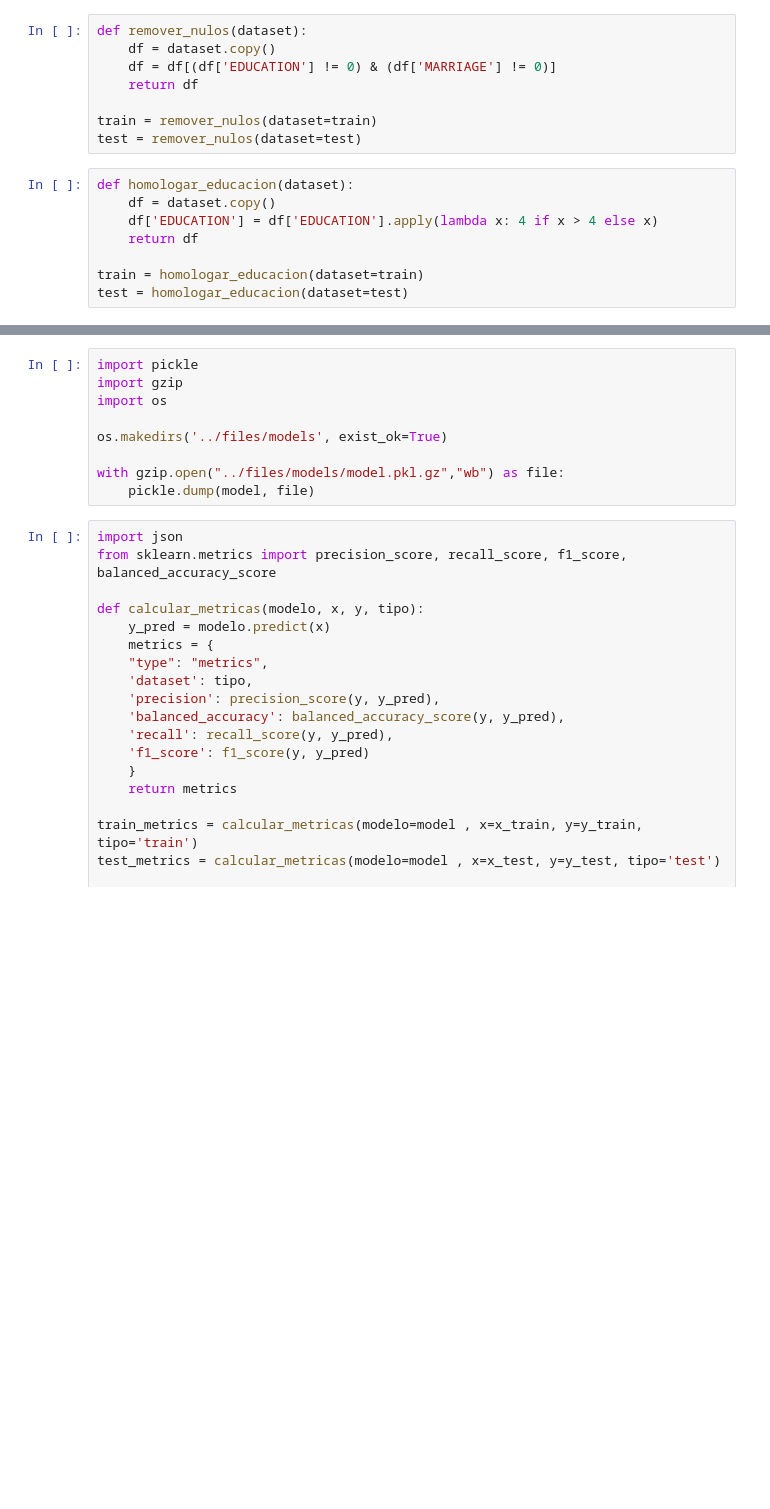
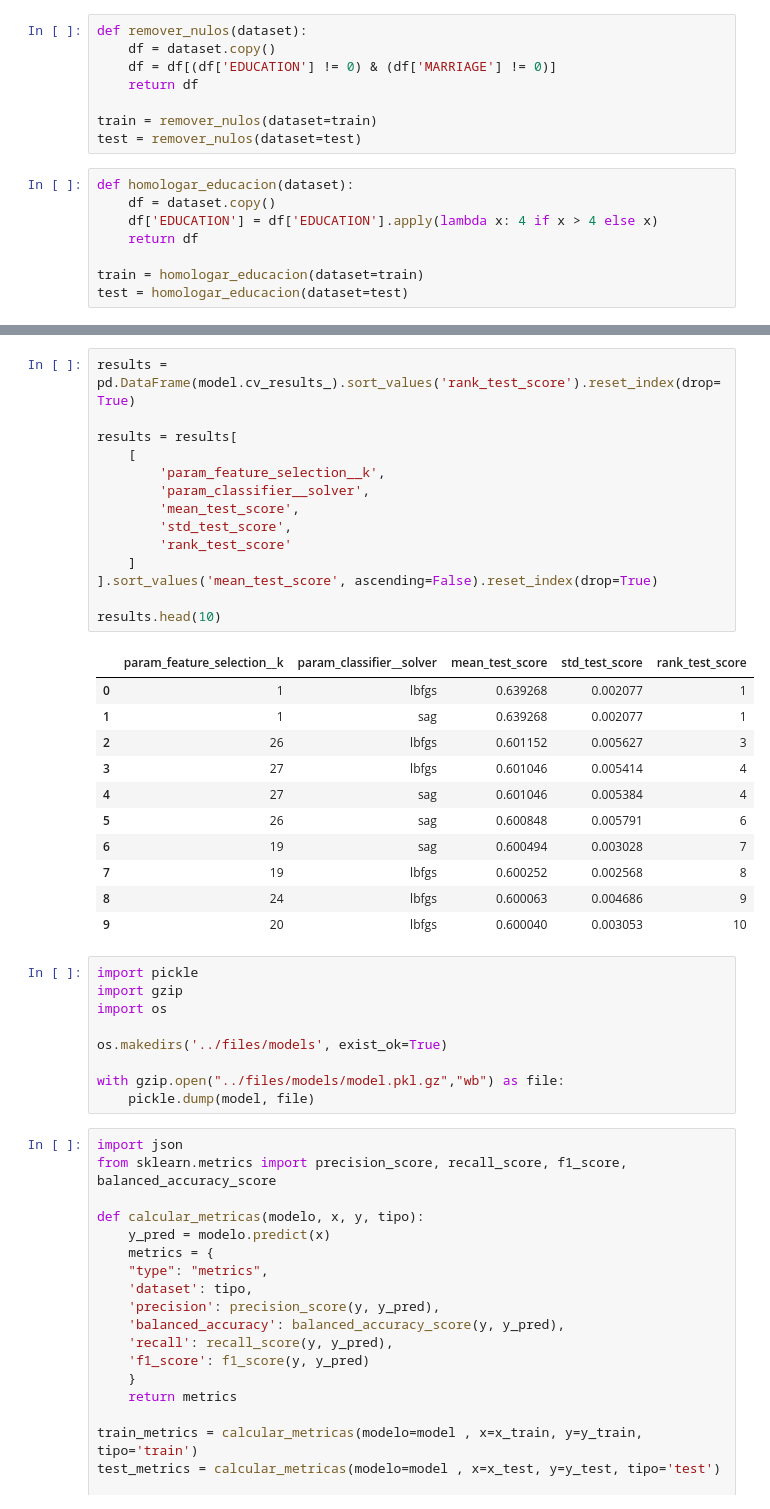
Before and after one commit to 2024-2-analitica-predictiva/20204-2-LAB-02-prediccion-del-default-usando-logreg-Felipe-Arikpa, a Jupyter notebook: homework/notebook.ipynb, the cells around one changed output, grey strips where cells are left out. Cells and saved outputs as stored; diff of their text form; blank space fills up the shorter version.

```diff
--- a/homework/notebook.ipynb
+++ b/homework/notebook.ipynb
@@ -187,3 +319,29 @@ exactitud dataset de prueba: 0.6547057822566611
+# %%
+results = pd.DataFrame(model.cv_results_).sort_values('rank_test_score').reset_index(drop=True)
+
+results = results[
+    [
+        'param_feature_selection__k',
+        'param_classifier__solver',
+        'mean_test_score',
+        'std_test_score',
+        'rank_test_score'
+    ]
+].sort_values('mean_test_score', ascending=False).reset_index(drop=True)
+
+results.head(10)
+# %% [output]
+|  | param_feature_selection__k | param_classifier__solver | mean_test_score | std_test_score | rank_test_score |
+| 0 | 1 | lbfgs | 0.639268 | 0.002077 | 1 |
+| 1 | 1 | sag | 0.639268 | 0.002077 | 1 |
+| 2 | 26 | lbfgs | 0.601152 | 0.005627 | 3 |
+| 3 | 27 | lbfgs | 0.601046 | 0.005414 | 4 |
+| 4 | 27 | sag | 0.601046 | 0.005384 | 4 |
+| 5 | 26 | sag | 0.600848 | 0.005791 | 6 |
+| 6 | 19 | sag | 0.600494 | 0.003028 | 7 |
+| 7 | 19 | lbfgs | 0.600252 | 0.002568 | 8 |
+| 8 | 24 | lbfgs | 0.600063 | 0.004686 | 9 |
+| 9 | 20 | lbfgs | 0.600040 | 0.003053 | 10 |
 # %%
 import pickle
 import gzip
```
Also changed, not shown: parts of 13 cells of this notebook, 1 other file.
